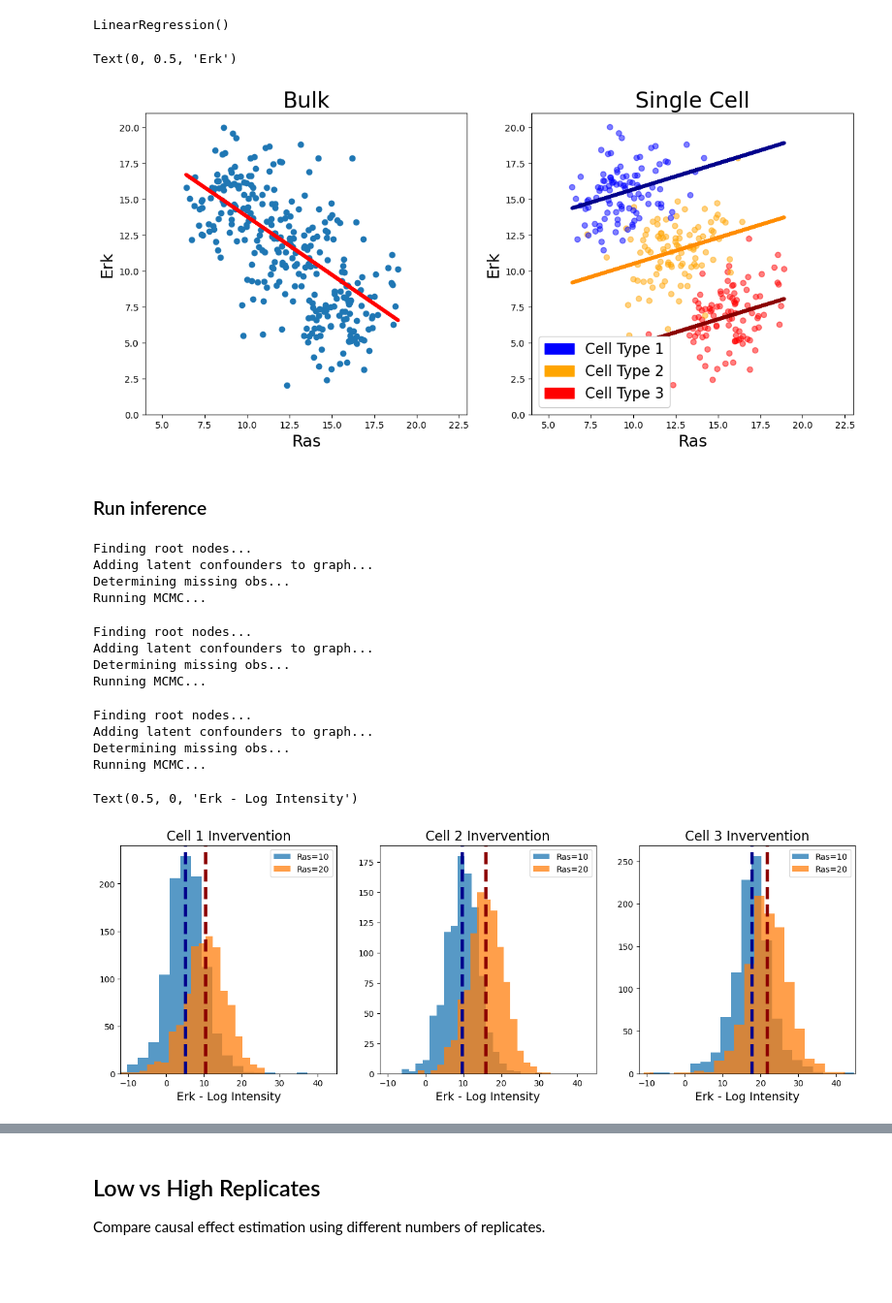
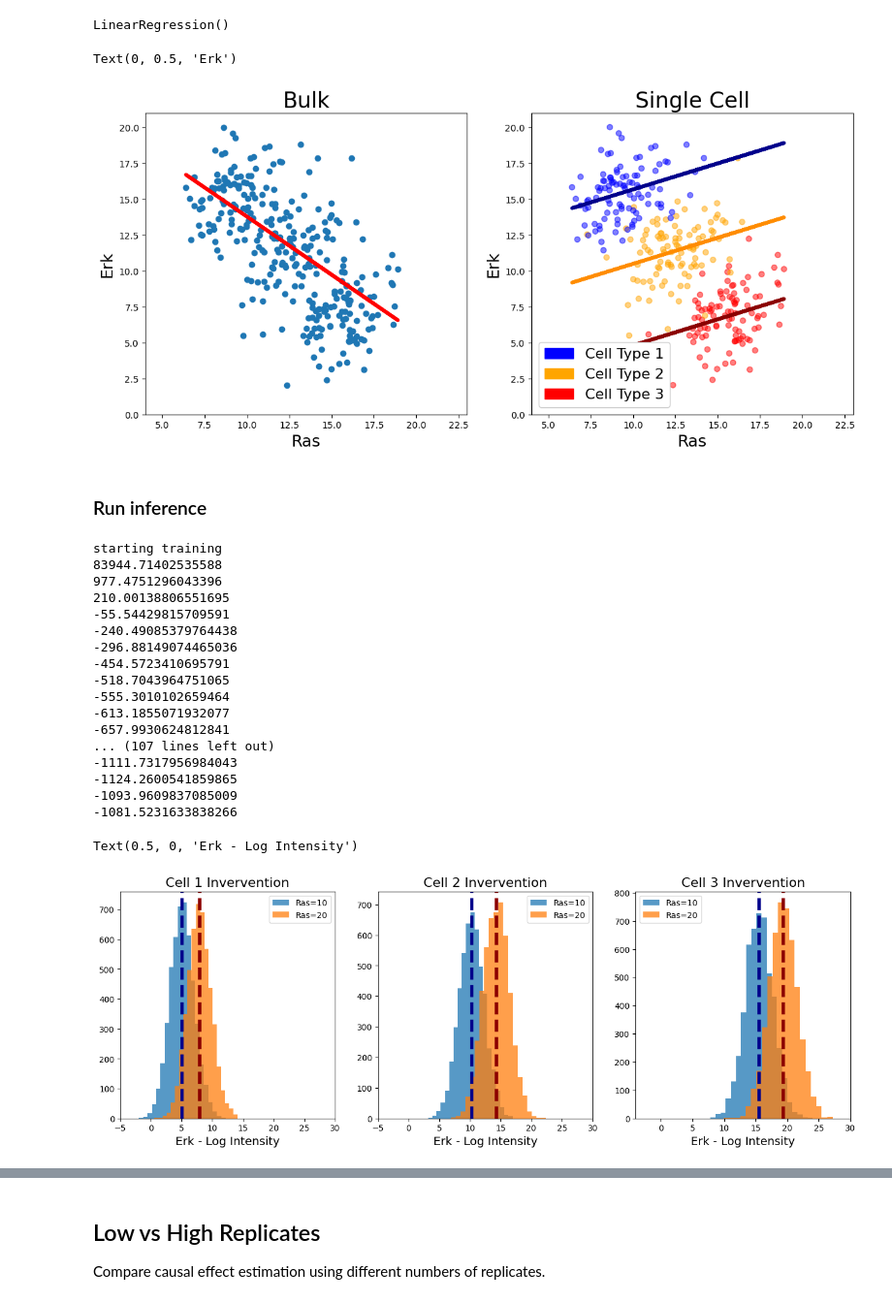
Before and after one commit to devonjkohler/Causomic, a Jupyter notebook: vignettes/simulations/IGF_simulation_analysis.ipynb, the cells around one changed output, grey strips where cells are left out. Shown at 97% size. Cells and saved outputs as stored; diff of their text form; code cells hidden in the pictures; blank space fills up the shorter version.

```diff
--- a/vignettes/simulations/IGF_simulation_analysis.ipynb
+++ b/vignettes/simulations/IGF_simulation_analysis.ipynb
@@ -81,7 +81,7 @@ def build_admg(graph, cell_confounder=False, cell_latent=False):
     nx.set_node_attributes(graph, attrs, name="hidden")
 
     ## Use y0 to build ADMG
-    simplified_graph = simplify_latent_dag(graph.copy(), "hidden")
+    # simplified_graph = simplify_latent_dag(graph.copy(), "hidden")
     y0_graph = y0.graph.NxMixedGraph()
     y0_graph = y0_graph.from_latent_variable_dag(graph, "hidden")
 
@@ -304,7 +301,7 @@ Type:      function
 # %%
 cell_sim["Feature_data"].to_csv("../data/IGF_pathway/cell_type_feature_data.csv", index=False)
 # %%
-cell_sim_protein_data = pd.read_csv("../data/IGF_pathway/cell_type_protein_data.csv")
+cell_sim_protein_data = pd.read_csv("../../data/IGF_pathway/cell_type_protein_data.csv")
 cell_sim_protein_data.loc[:, "cell_type"] = cell_sim["Protein_data"]["cell_type"].astype(str)
 # %% [markdown]
 ### Initial Analysis
@@ -494,75 +506,82 @@ ax[1].set_ylabel("Erk", fontsize=18)
 # plt.yticks(fontsize=16)
 # %% [output]
 Text(0, 0.5, 'Erk')
-[figure, old version]
+[figure, new version]
 # %% [markdown]
 ### Run inference
 # %%
-datasets = {"Cell1" : cell_sim_protein_data[cell_sim_protein_data["cell_type"] == "0"].iloc[:,1:-1],
-            "Cell2" : cell_sim_protein_data[cell_sim_protein_data["cell_type"] == "1"].iloc[:,1:-1],
-            "Cell3" : cell_sim_protein_data[cell_sim_protein_data["cell_type"] == "2"].iloc[:,1:-1]}
+datasets = {"Cell1" : cell_sim_protein_data[cell_sim_protein_data["cell_type"] == "0"].iloc[:,1:-1].reset_index(drop=True),
+            "Cell2" : cell_sim_protein_data[cell_sim_protein_data["cell_type"] == "1"].iloc[:,1:-1].reset_index(drop=True),
+            "Cell3" : cell_sim_protein_data[cell_sim_protein_data["cell_type"] == "2"].iloc[:,1:-1].reset_index(drop=True)}
 
 intervention_results = dict()
 
 for name, data in datasets.items():
-    scm = SCM(data, y0_graph_bulk)
-    scm.prepare_scm_input()
-    scm.fit_scm(num_samples=1000, warmup_steps=4000, num_chains=4)
+    pyro.clear_param_store()
+    lvm = LVM(data, y0_graph_bulk)
+    lvm.prepare_graph()
+    lvm.prepare_data()
+    lvm.fit_model(num_steps=4000)
 
-    scm.intervention("Ras", "Erk", 10, n=1000)
-    first_int = scm.intervention_samples
+    lvm.intervention("Ras", "Erk", 10)
+    first_int = lvm.intervention_samples
 
-    scm.intervention("Ras", "Erk", 20, n=1000)
-    second_int = scm.intervention_samples
+    lvm.intervention("Ras", "Erk", 20)
+    second_int = lvm.intervention_samples
 
-    intervention_results[name] = [first_int, second_int, scm]
+    intervention_results[name] = [first_int, second_int, lvm]
 # %% [output]
-Finding root nodes...
-Adding latent confounders to graph...
-Determining missing obs...
-Running MCMC...
+starting training
+83944.71402535588
+977.4751296043396
+210.00138806551695
+-55.54429815709591
+-240.49085379764438
+-296.88149074465036
+-454.5723410695791
+-518.7043964751065
+-555.3010102659464
+-613.1855071932077
+-657.9930624812841
+... (107 lines left out)
+-1111.7317956984043
+-1124.2600541859865
+-1093.9609837085009
+-1081.5231633838266
-Finding root nodes...
-Adding latent confounders to graph...
-Determining missing obs...
-Running MCMC...
-Finding root nodes...
-Adding latent confounders to graph...
-Determining missing obs...
-Running MCMC...
 # %%
 fig, ax = plt.subplots(1,3,figsize=(16,5))
 
 ax[0].hist(np.array(intervention_results["Cell1"][0]), label="Ras=10", alpha=.75, bins=20)
 ax[0].axvline(np.mean(np.array(intervention_results["Cell1"][0])), color="darkblue", linestyle="dashed", lw=4)
 ax[0].hist(np.array(intervention_results["Cell1"][1]), label="Ras=20", alpha=.75, bins=20)
 ax[0].axvline(np.mean(np.array(intervention_results["Cell1"][1])), color="darkred", linestyle="dashed", lw=4)
 ax[0].legend()
 
 ax[1].hist(np.array(intervention_results["Cell2"][0]), label="Ras=10", alpha=.75, bins=20)
 ax[1].axvline(np.mean(np.array(intervention_results["Cell2"][0])), color="darkblue", linestyle="dashed", lw=4)
 ax[1].hist(np.array(intervention_results["Cell2"][1]), label="Ras=20", alpha=.75, bins=20)
 ax[1].axvline(np.mean(np.array(intervention_results["Cell2"][1])), color="darkred", linestyle="dashed", lw=4)
 ax[1].legend()
 
 ax[2].hist(np.array(intervention_results["Cell3"][0]), label="Ras=10", alpha=.75, bins=20)
 ax[2].axvline(np.mean(np.array(intervention_results["Cell3"][0])), color="darkblue", linestyle="dashed", lw=4)
 ax[2].hist(np.array(intervention_results["Cell3"][1]), label="Ras=20", alpha=.75, bins=20)
 ax[2].axvline(np.mean(np.array(intervention_results["Cell3"][1])), color="darkred", linestyle="dashed", lw=4)
 ax[2].legend()
 
 ax[0].set_title("Cell 1 Invervention", fontsize=16)
 ax[1].set_title("Cell 2 Invervention", fontsize=16)
 ax[2].set_title("Cell 3 Invervention", fontsize=16)
-ax[0].set_xlim(-12, 45)
-ax[1].set_xlim(-12, 45)
-ax[2].set_xlim(-12, 45)
+ax[0].set_xlim(-5, 30)
+ax[1].set_xlim(-5, 30)
+ax[2].set_xlim(-4, 30)
 ax[0].set_xlabel("Erk - Log Intensity", size=14)
 ax[1].set_xlabel("Erk - Log Intensity", size=14)
 ax[2].set_xlabel("Erk - Log Intensity", size=14)
 # ax.set_ylabel("Erk", size=24)
 # %% [output]
 Text(0.5, 0, 'Erk - Log Intensity')
-[figure, old version]
+[figure, new version]
 # %%
 np.mean(np.array(intervention_results["Cell1"][1])) - np.mean(np.array(intervention_results["Cell1"][0]))
 # %% [output]
```
Also changed, not shown: parts of 34 cells of this notebook, 2 other files.
